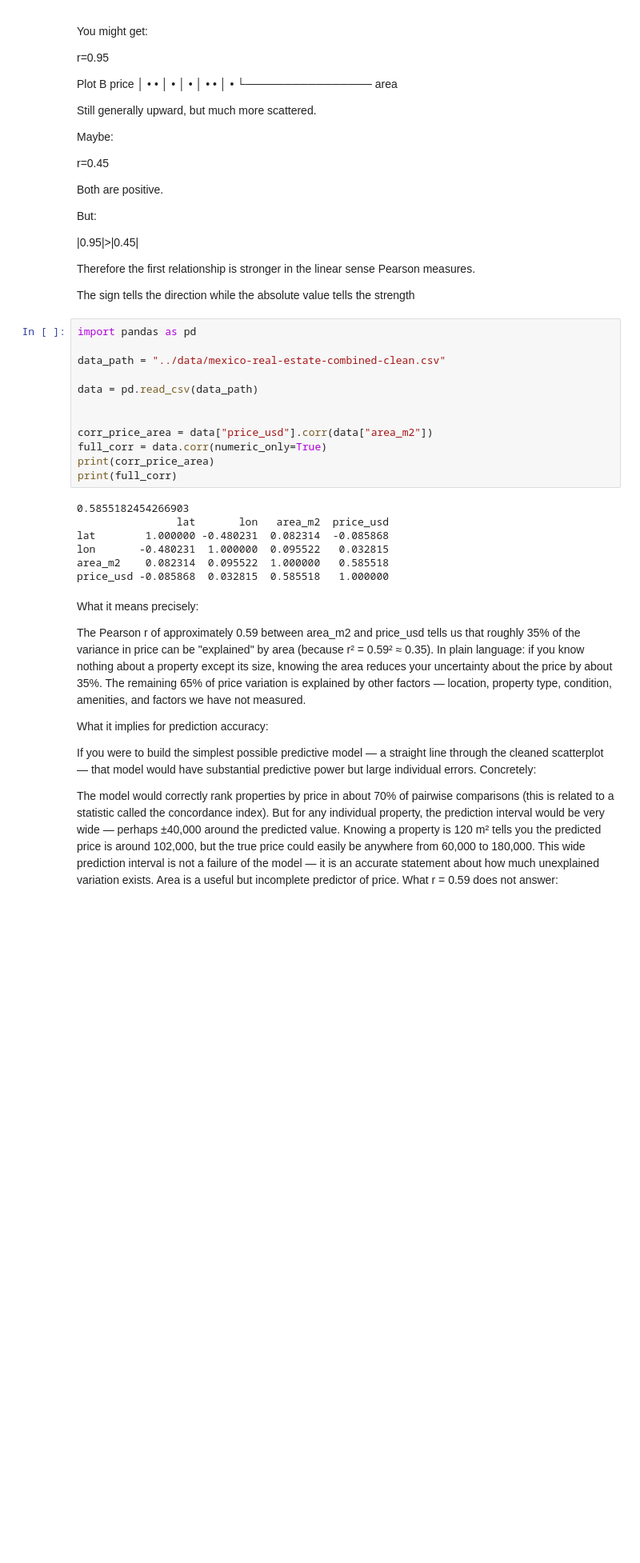
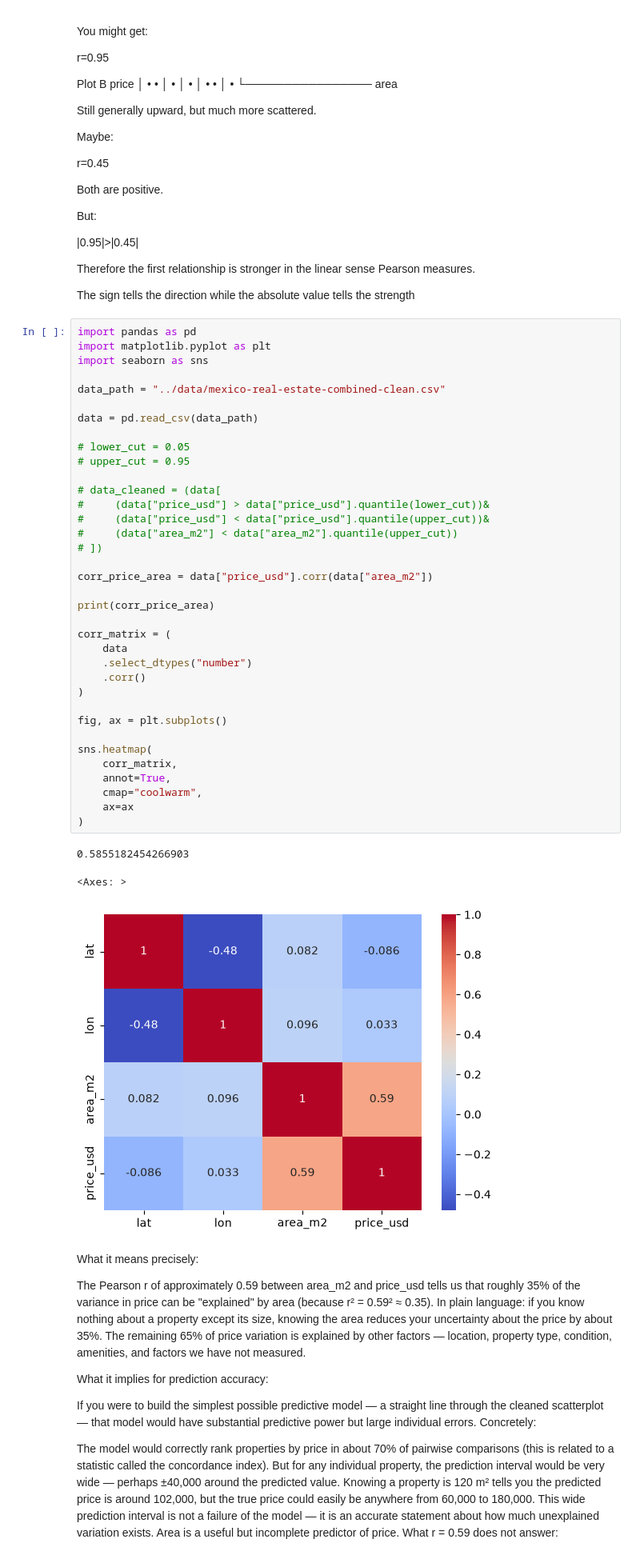
Before and after one commit to igris-nuel/ai-engineering-journey, a Jupyter notebook: projects/02-real-estate-regression/notebooks/03_correlation_and_relationships.ipynb, the cells around one changed output. Shown at 80% size. Drawn from its saved outputs; the diff is of its cells as text; blank space fills up the shorter version.

Commit message:
heatmap

```diff
--- a/projects/02-real-estate-regression/notebooks/03_correlation_and_relationships.ipynb
+++ b/projects/02-real-estate-regression/notebooks/03_correlation_and_relationships.ipynb
@@ -73,23 +73,44 @@ Therefore the first relationship is stronger in the linear sense Pearson measure
 The sign tells the direction while the absolute value tells the strength
 # %%
 import pandas as pd
+import matplotlib.pyplot as plt
+import seaborn as sns
 
 data_path = "../data/mexico-real-estate-combined-clean.csv"
 
 data = pd.read_csv(data_path)
 
+# lower_cut = 0.05
+# upper_cut = 0.95
+
+# data_cleaned = (data[
+#     (data["price_usd"] > data["price_usd"].quantile(lower_cut))&
+#     (data["price_usd"] < data["price_usd"].quantile(upper_cut))&
+#     (data["area_m2"] < data["area_m2"].quantile(upper_cut))
+# ])
 
 corr_price_area = data["price_usd"].corr(data["area_m2"])
-full_corr = data.corr(numeric_only=True)
+
 print(corr_price_area)
-print(full_corr)
+
+corr_matrix = (
+    data
+    .select_dtypes("number")
+    .corr()
+)
+
+fig, ax = plt.subplots()
+
+sns.heatmap(
+    corr_matrix,
+    annot=True,
+    cmap="coolwarm",
+    ax=ax
+)
 # %% [output]
 0.5855182454266903
-                lat       lon   area_m2  price_usd
-lat        1.000000 -0.480231  0.082314  -0.085868
-lon       -0.480231  1.000000  0.095522   0.032815
-area_m2    0.082314  0.095522  1.000000   0.585518
-price_usd -0.085868  0.032815  0.585518   1.000000
+<Axes: >
+[figure, added]
 # %% [markdown]
 What it means precisely:
 
```
